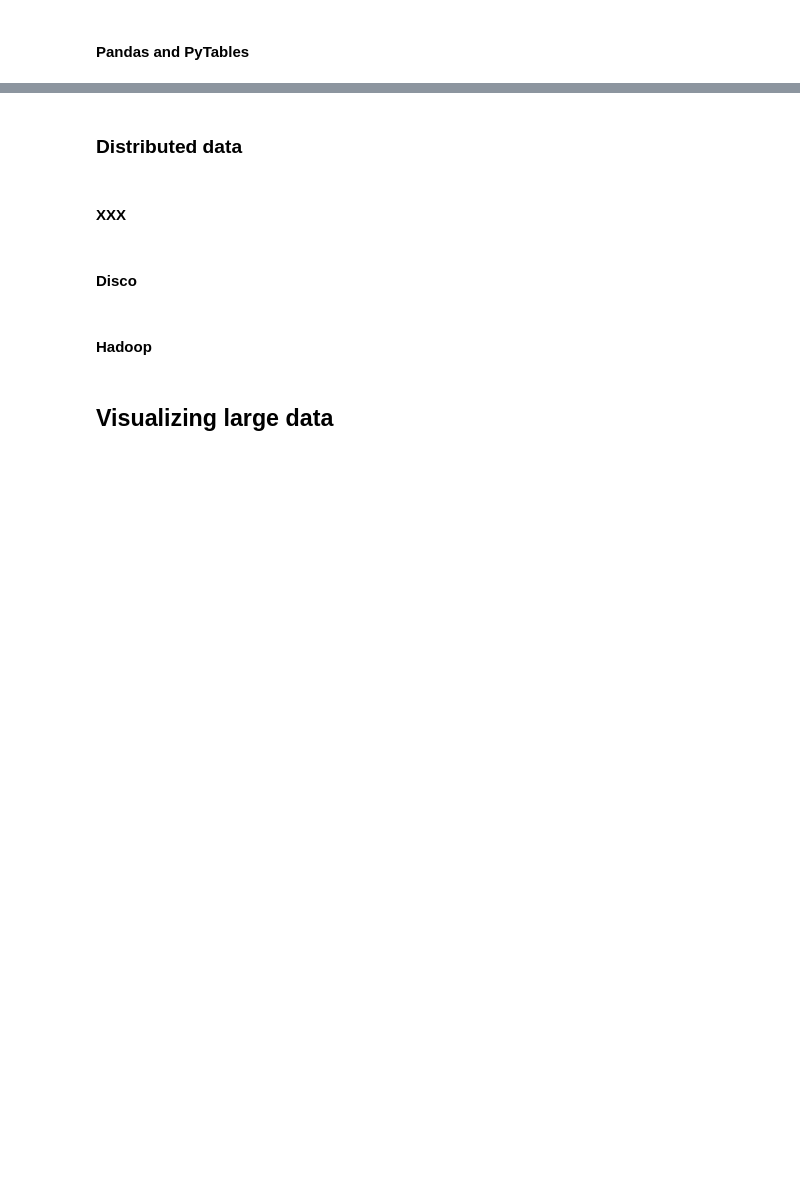
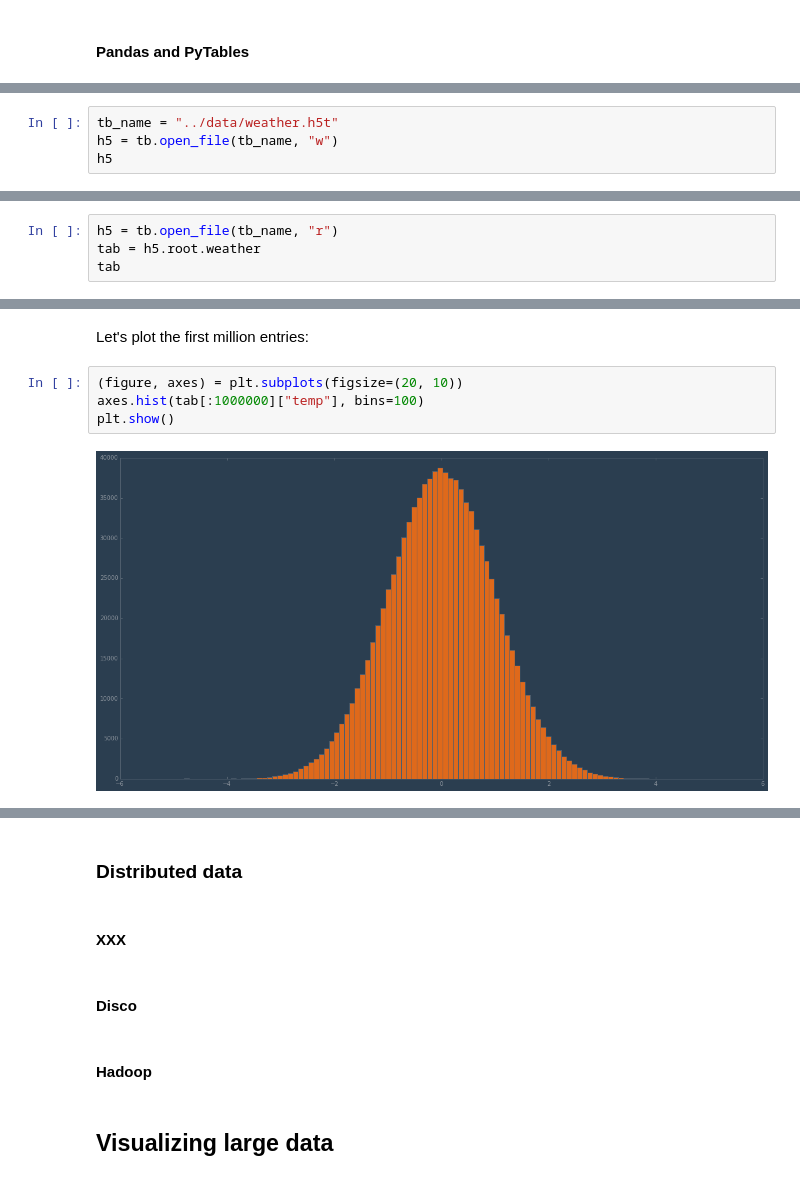
Before and after one commit to masteringmatplotlib/big-data, a Jupyter notebook: notebooks/mmpl-big-data.ipynb, the cells around one changed output, grey strips where cells are left out. Drawn from its saved outputs; the diff is of its cells as text; blank space fills up the shorter version.

```diff
--- a/notebooks/mmpl-big-data.ipynb
+++ b/notebooks/mmpl-big-data.ipynb
@@ -266,0 +389,4 @@ TBD
+# %%
+tb_name = "../data/weather.h5t"
+h5 = tb.open_file(tb_name, "w")
+h5
@@ -266,0 +471,4 @@ TBD
+# %%
+h5 = tb.open_file(tb_name, "r")
+tab = h5.root.weather
+tab
@@ -266,0 +486,8 @@ TBD
+# %% [markdown]
+Let's plot the first million entries:
+# %%
+(figure, axes) = plt.subplots(figsize=(20, 10))
+axes.hist(tab[:1000000]["temp"], bins=100)
+plt.show()
+# %% [output]
+[figure, added]
```
Also changed, not shown: parts of 39 cells of this notebook.
